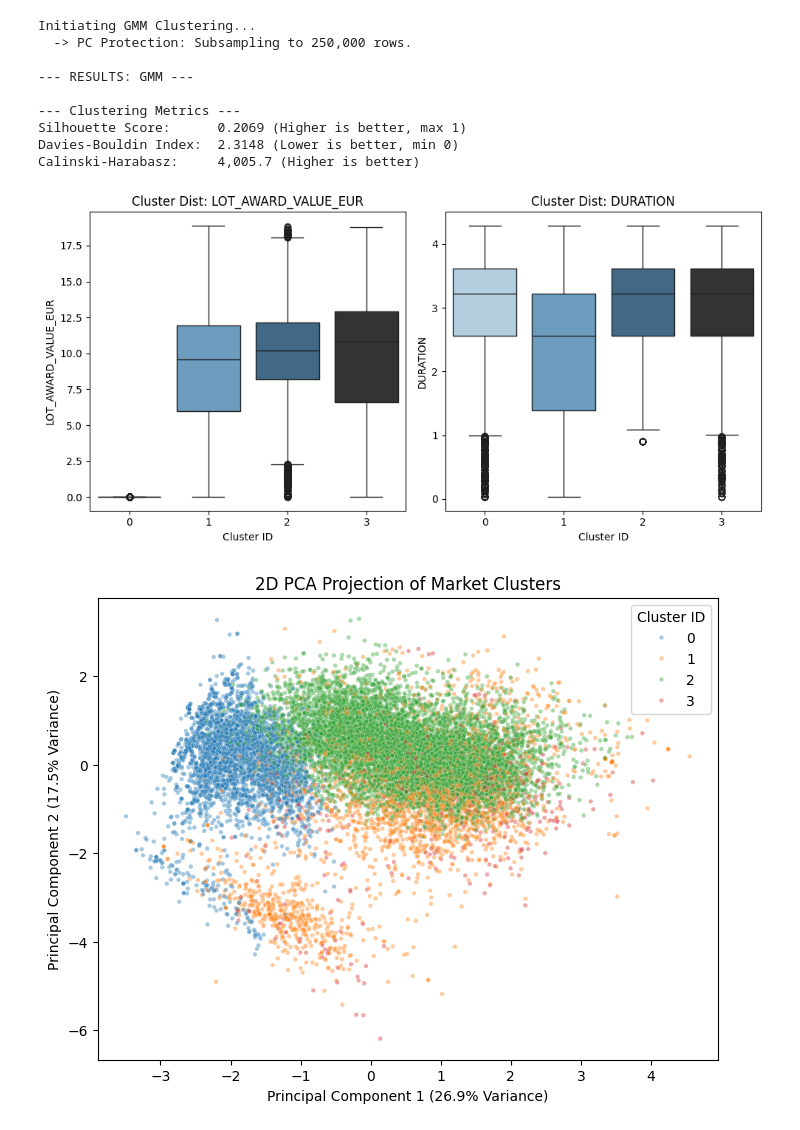
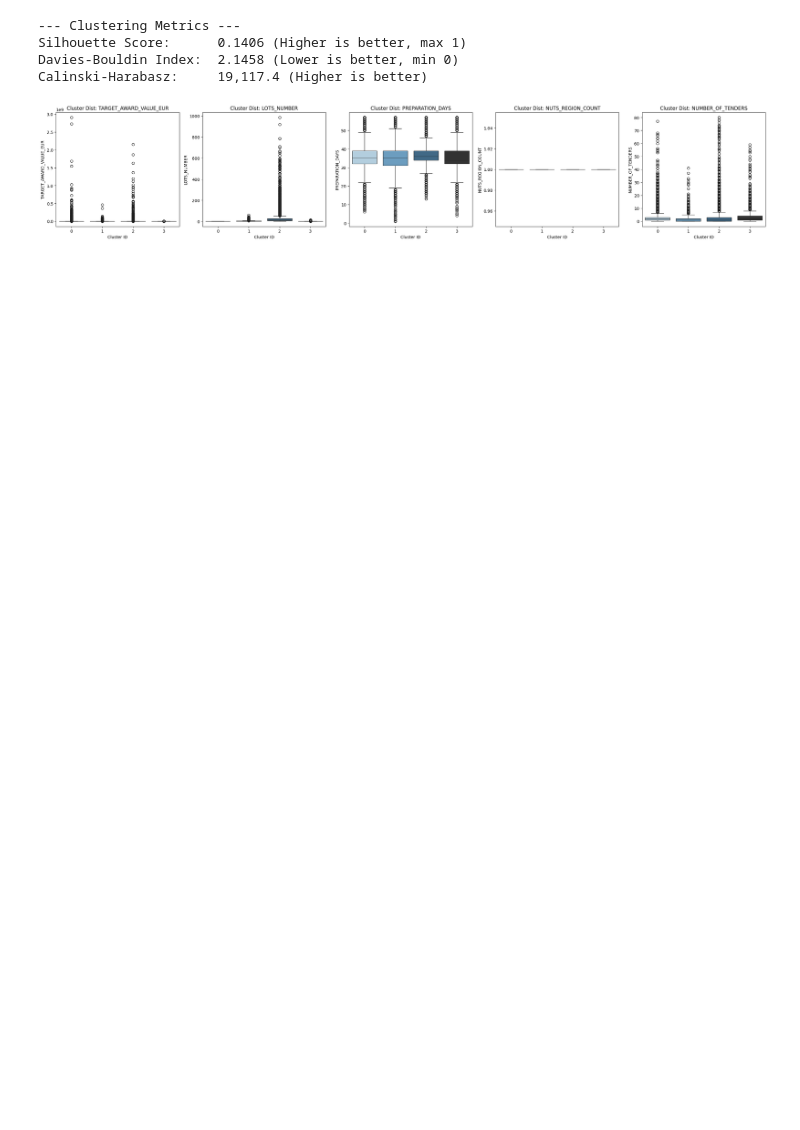
Before and after one commit to msuess23/egov-aids, a Jupyter notebook: 06_clustering.ipynb, the cells around one changed output. Saved outputs shown, nothing was run; the diff lists cells and outputs as text; code cells hidden in the pictures; blank space fills up the shorter version.

```diff
--- a/06_clustering.ipynb
+++ b/06_clustering.ipynb
@@ -110,31 +111,24 @@ Calinski-Harabasz:     1,648.7 (Higher is better)
 # %%
 # ------------------------------------------------------------------------------
-# STEP 4: Model 3 - Gaussian Mixture Model
+# STEP 4: Gaussian Mixture Model (Probabilistic Clustering)
 # ------------------------------------------------------------------------------
+
 df_gmm, labels_gmm, X_proc_gmm, _ = train_gmm(
     df=df_cluster,
-    categorical_cols=categorical_cols,
-    numeric_cols=numeric_cols,
-    n_clusters=best_k,
+    categorical_cols=[],
+    numeric_cols=numeric_cols_for_clustering,
+    n_clusters=4,
     covariance_type='full',
     n_init=3,
-    max_rows=250000  # Lowered memory footprint to allow 'full' covariance
+    max_rows=100000
 )
 
-print("\n--- RESULTS: GMM ---")
-evaluate_clustering(X_proc_gmm, labels_gmm, sample_size=25000)
+evaluate_clustering(X_proc_gmm, labels_gmm, sample_size=100000)
 df_gmm['CLUSTER'] = labels_gmm
-plot_cluster_profiles(df_gmm, 'CLUSTER', ['LOT_AWARD_VALUE_EUR', 'DURATION'])
-plot_cluster_scatter_2d(X_proc_gmm, labels_gmm, vis_sample_size=15000, point_alpha=0.4, point_size=10)
+plot_cluster_profiles(df_gmm, 'CLUSTER', numeric_cols_for_clustering)
 # %% [output]
-Initiating GMM Clustering...
-  -> PC Protection: Subsampling to 250,000 rows.
-
---- RESULTS: GMM ---
-
 --- Clustering Metrics ---
-Silhouette Score:      0.2069 (Higher is better, max 1)
-Davies-Bouldin Index:  2.3148 (Lower is better, min 0)
-Calinski-Harabasz:     4,005.7 (Higher is better)
+Silhouette Score:      0.1406 (Higher is better, max 1)
+Davies-Bouldin Index:  2.1458 (Lower is better, min 0)
+Calinski-Harabasz:     19,117.4 (Higher is better)
-[figure, old version]
+[figure, new version]
-[figure, removed]
```
Also changed, not shown: parts of 4 cells of this notebook, 23 other files.
